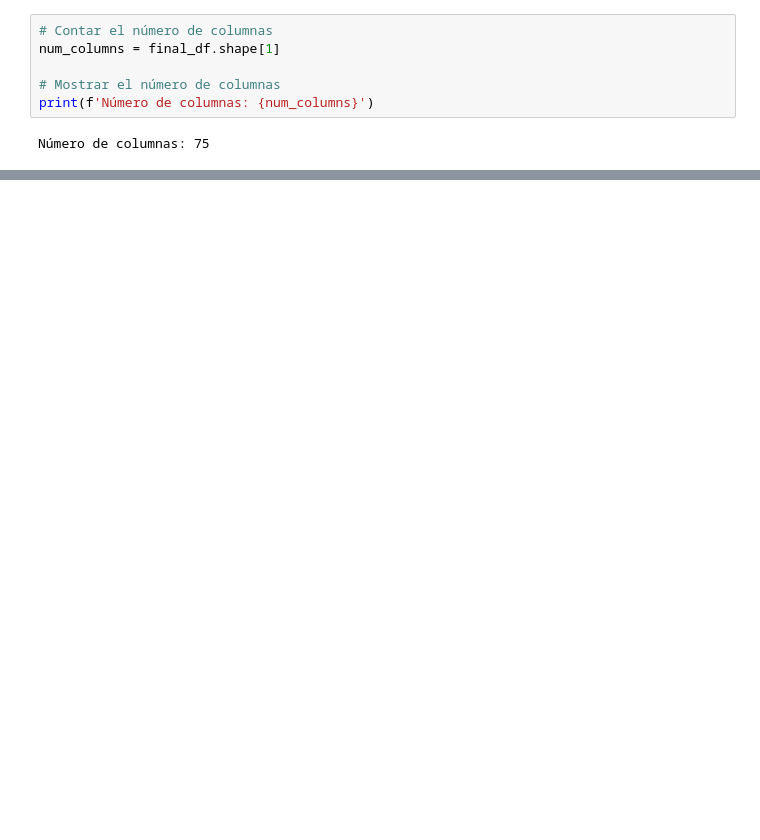
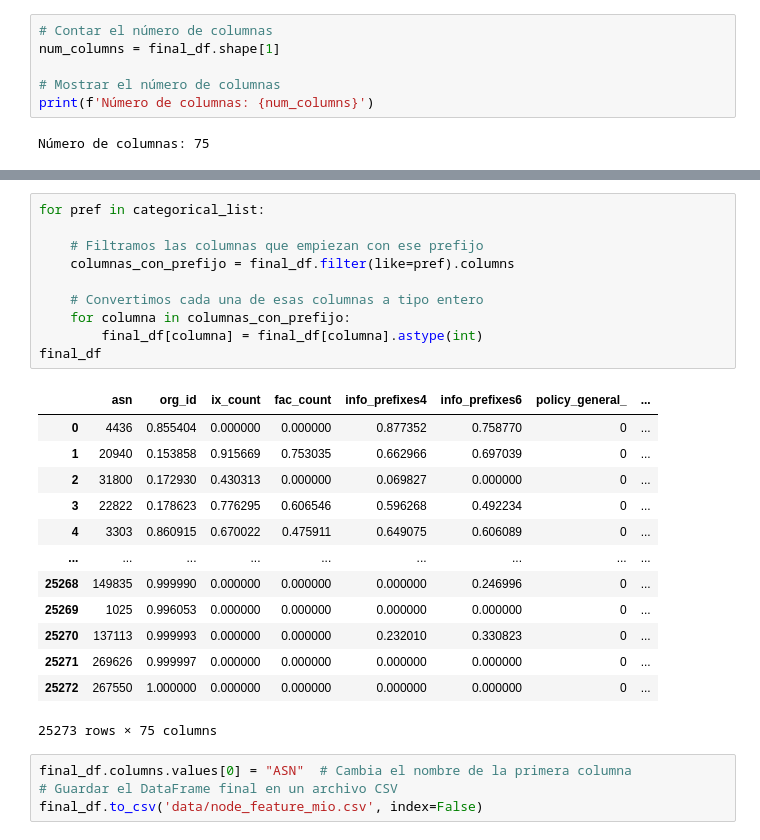
Before and after one commit to valesteban/TrabajoTesis, a Jupyter notebook: create_graph.ipynb, the cells around one changed output, grey strips where cells are left out. Cells and saved outputs as stored; diff of their text form; blank space fills up the shorter version.

```diff
--- a/create_graph.ipynb
+++ b/create_graph.ipynb
@@ -266,2 +293,30 @@ Por que queremos normalizar
+# %%
+for pref in categorical_list:
+
+    # Filtramos las columnas que empiezan con ese prefijo
+    columnas_con_prefijo = final_df.filter(like=pref).columns
+
+    # Convertimos cada una de esas columnas a tipo entero
+    for columna in columnas_con_prefijo:
+        final_df[columna] = final_df[columna].astype(int)
+final_df
+# %% [output]
+|  | asn | org_id | ix_count | fac_count | info_prefixes4 | info_prefixes6 | policy_general_ | ... |
+| 0 | 4436 | 0.855404 | 0.000000 | 0.000000 | 0.877352 | 0.758770 | 0 | ... |
+| 1 | 20940 | 0.153858 | 0.915669 | 0.753035 | 0.662966 | 0.697039 | 0 | ... |
+| 2 | 31800 | 0.172930 | 0.430313 | 0.000000 | 0.069827 | 0.000000 | 0 | ... |
+| 3 | 22822 | 0.178623 | 0.776295 | 0.606546 | 0.596268 | 0.492234 | 0 | ... |
+| 4 | 3303 | 0.860915 | 0.670022 | 0.475911 | 0.649075 | 0.606089 | 0 | ... |
+| ... | ... | ... | ... | ... | ... | ... | ... | ... |
+| 25268 | 149835 | 0.999990 | 0.000000 | 0.000000 | 0.000000 | 0.246996 | 0 | ... |
+| 25269 | 1025 | 0.996053 | 0.000000 | 0.000000 | 0.000000 | 0.000000 | 0 | ... |
+| 25270 | 137113 | 0.999993 | 0.000000 | 0.000000 | 0.232010 | 0.330823 | 0 | ... |
+| 25271 | 269626 | 0.999997 | 0.000000 | 0.000000 | 0.000000 | 0.000000 | 0 | ... |
+| 25272 | 267550 | 1.000000 | 0.000000 | 0.000000 | 0.000000 | 0.000000 | 0 | ... |
+25273 rows × 75 columns
+# %%
+final_df.columns.values[0] = "ASN"  # Cambia el nombre de la primera columna
+# Guardar el DataFrame final en un archivo CSV
+final_df.to_csv('data/node_feature_mio.csv', index=False)
 # %%
 
```
Also changed, not shown: parts of 12 cells of this notebook, 3 other files.
